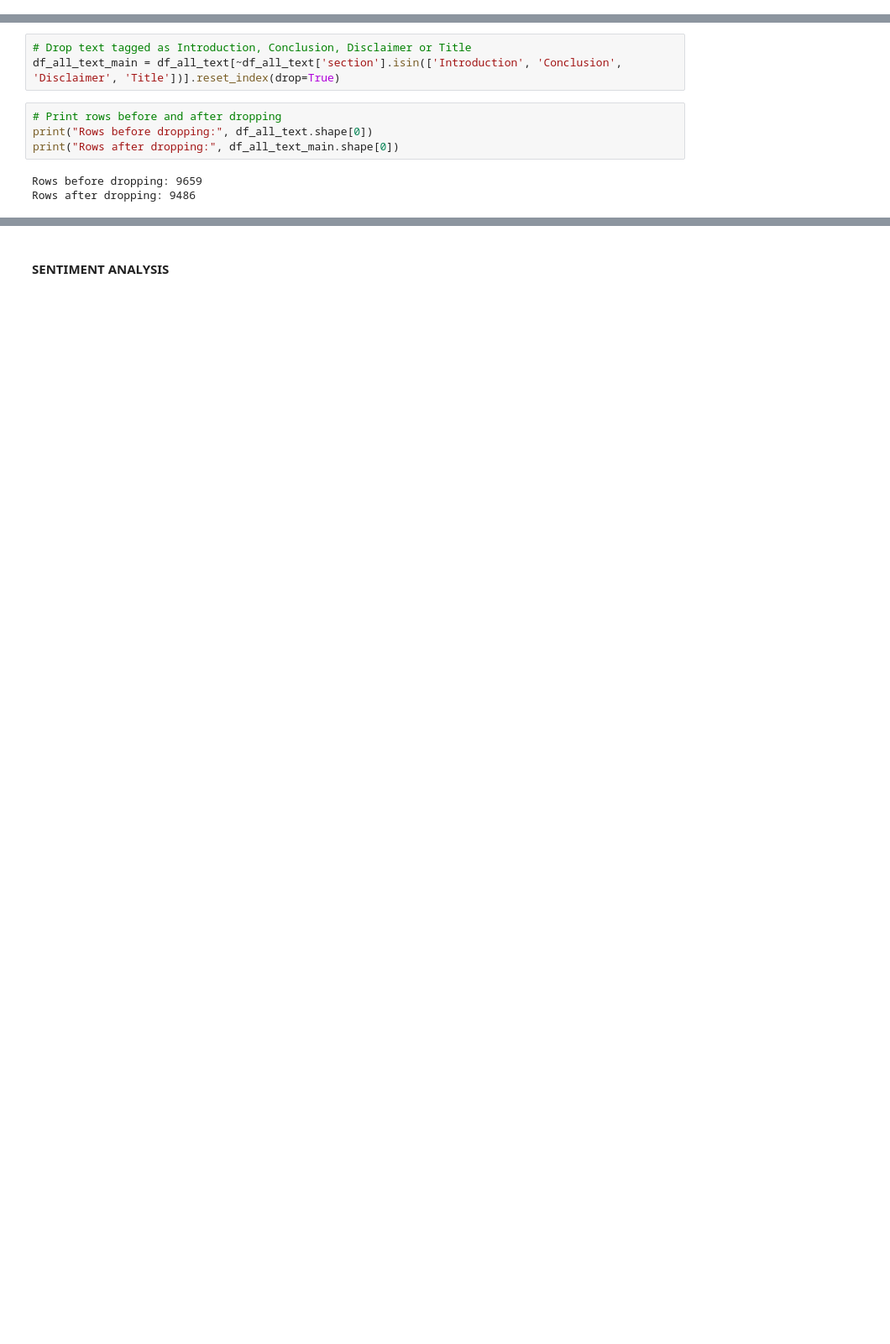
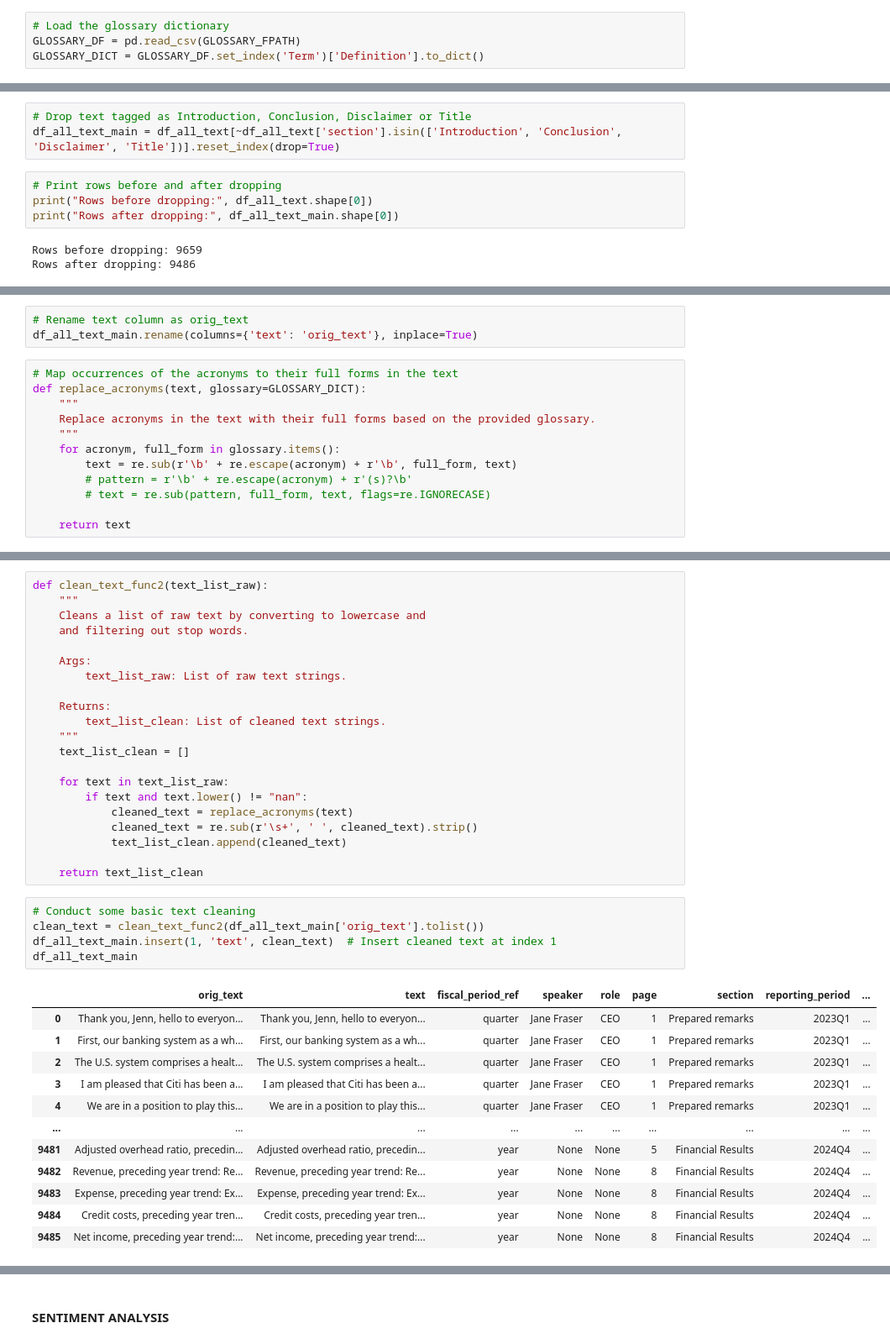
Before and after one commit to zr03/bank-of-eng-risk-monitoring, a Jupyter notebook: boe_risk_monitoring/nlp/nlp.ipynb, the cells around one changed output, grey strips where cells are left out. Shown at 84% size. Saved outputs shown, nothing was run; the diff lists cells and outputs as text; blank space fills up the shorter version.

```diff
--- a/boe_risk_monitoring/nlp/nlp.ipynb
+++ b/boe_risk_monitoring/nlp/nlp.ipynb
@@ -79,3 +87,7 @@ GLOSSARY_FPATH = f"{ROOT_FPATH}/{DATA_FOLDER}/{GLOSSARY_FNAME}"
+# %%
+# Load the glossary dictionary
+GLOSSARY_DF = pd.read_csv(GLOSSARY_FPATH)
+GLOSSARY_DICT = GLOSSARY_DF.set_index('Term')['Definition'].to_dict()
 # %% [markdown]
 #### **SETUP**
 # %%
@@ -125,0 +162,15 @@ Rows after dropping: 9486
+# %%
+# Rename text column as orig_text
+df_all_text_main.rename(columns={'text': 'orig_text'}, inplace=True)
+# %%
+# Map occurrences of the acronyms to their full forms in the text
+def replace_acronyms(text, glossary=GLOSSARY_DICT):
+	"""
+	Replace acronyms in the text with their full forms based on the provided glossary.
+	"""
+	for acronym, full_form in glossary.items():
+		text = re.sub(r'\b' + re.escape(acronym) + r'\b', full_form, text)
+		# pattern = r'\b' + re.escape(acronym) + r'(s)?\b'
+		# text = re.sub(pattern, full_form, text, flags=re.IGNORECASE)
+
+	return text
@@ -125,0 +202,39 @@ Rows after dropping: 9486
+# %%
+def clean_text_func2(text_list_raw):
+    """
+    Cleans a list of raw text by converting to lowercase and
+    and filtering out stop words.
+
+    Args:
+        text_list_raw: List of raw text strings.
+
+    Returns:
+        text_list_clean: List of cleaned text strings.
+    """
+    text_list_clean = []
+
+    for text in text_list_raw:
+        if text and text.lower() != "nan":
+            cleaned_text = replace_acronyms(text)
+            cleaned_text = re.sub(r'\s+', ' ', cleaned_text).strip()
+            text_list_clean.append(cleaned_text)
+
+    return text_list_clean
+# %%
+# Conduct some basic text cleaning
+clean_text = clean_text_func2(df_all_text_main['orig_text'].tolist())
+df_all_text_main.insert(1, 'text', clean_text)  # Insert cleaned text at index 1
+df_all_text_main
+# %% [output]
+|  | orig_text | text | fiscal_period_ref | speaker | role | page | section | reporting_period | ... |
+| 0 | Thank you, Jenn, hello to everyon... | Thank you, Jenn, hello to everyon... | quarter | Jane Fraser | CEO | 1 | Prepared remarks | 2023Q1 | ... |
+| 1 | First, our banking system as a wh... | First, our banking system as a wh... | quarter | Jane Fraser | CEO | 1 | Prepared remarks | 2023Q1 | ... |
+| 2 | The U.S. system comprises a healt... | The U.S. system comprises a healt... | quarter | Jane Fraser | CEO | 1 | Prepared remarks | 2023Q1 | ... |
+| 3 | I am pleased that Citi has been a... | I am pleased that Citi has been a... | quarter | Jane Fraser | CEO | 1 | Prepared remarks | 2023Q1 | ... |
+| 4 | We are in a position to play this... | We are in a position to play this... | quarter | Jane Fraser | CEO | 1 | Prepared remarks | 2023Q1 | ... |
+| ... | ... | ... | ... | ... | ... | ... | ... | ... | ... |
+| 9481 | Adjusted overhead ratio, precedin... | Adjusted overhead ratio, precedin... | year | None | None | 5 | Financial Results | 2024Q4 | ... |
+| 9482 | Revenue, preceding year trend: Re... | Revenue, preceding year trend: Re... | year | None | None | 8 | Financial Results | 2024Q4 | ... |
+| 9483 | Expense, preceding year trend: Ex... | Expense, preceding year trend: Ex... | year | None | None | 8 | Financial Results | 2024Q4 | ... |
+| 9484 | Credit costs, preceding year tren... | Credit costs, preceding year tren... | year | None | None | 8 | Financial Results | 2024Q4 | ... |
+| 9485 | Net income, preceding year trend:... | Net income, preceding year trend:... | year | None | None | 8 | Financial Results | 2024Q4 | ... |
```
Also changed, not shown: parts of 159 cells of this notebook, 2 other files.
